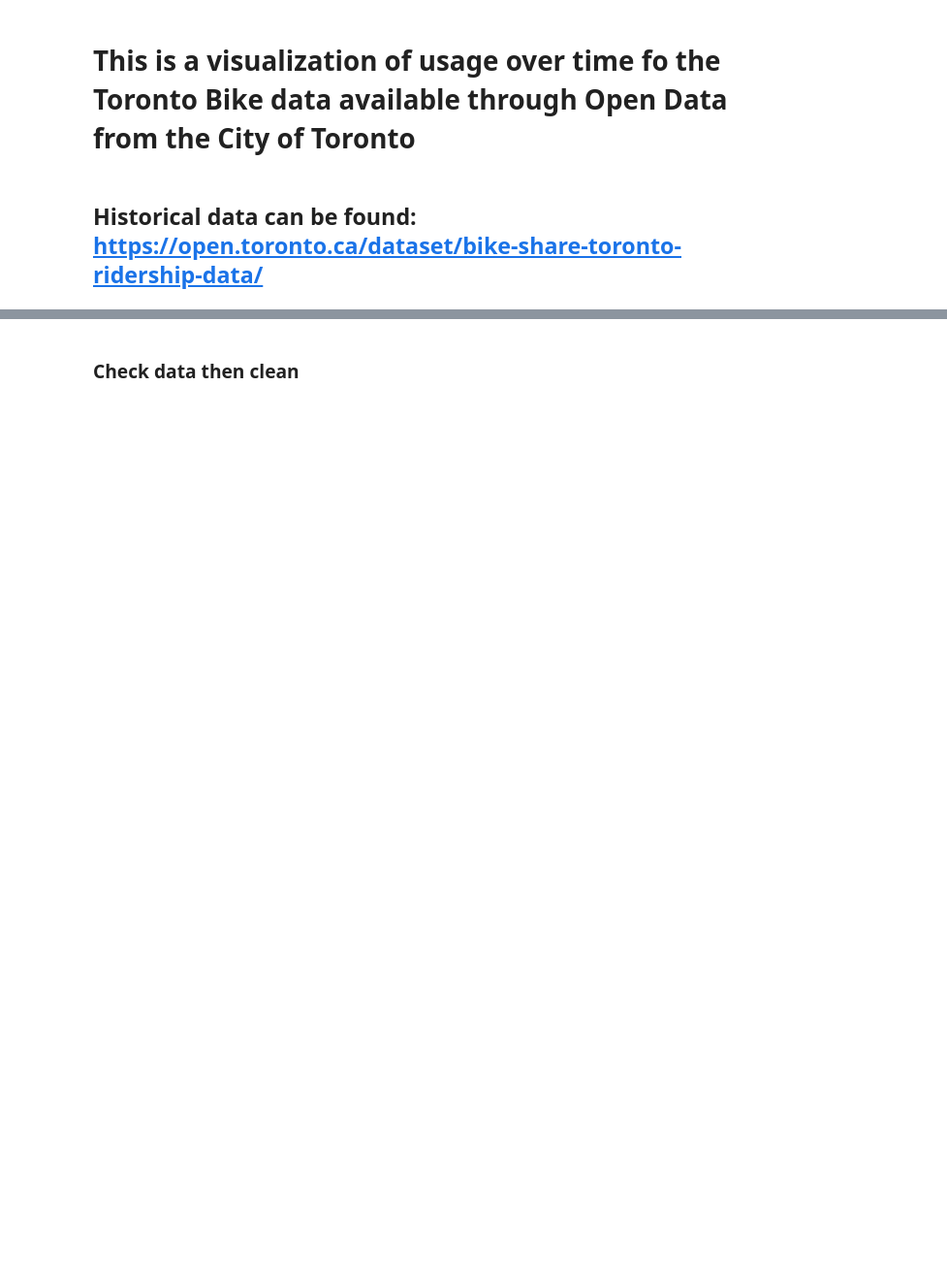
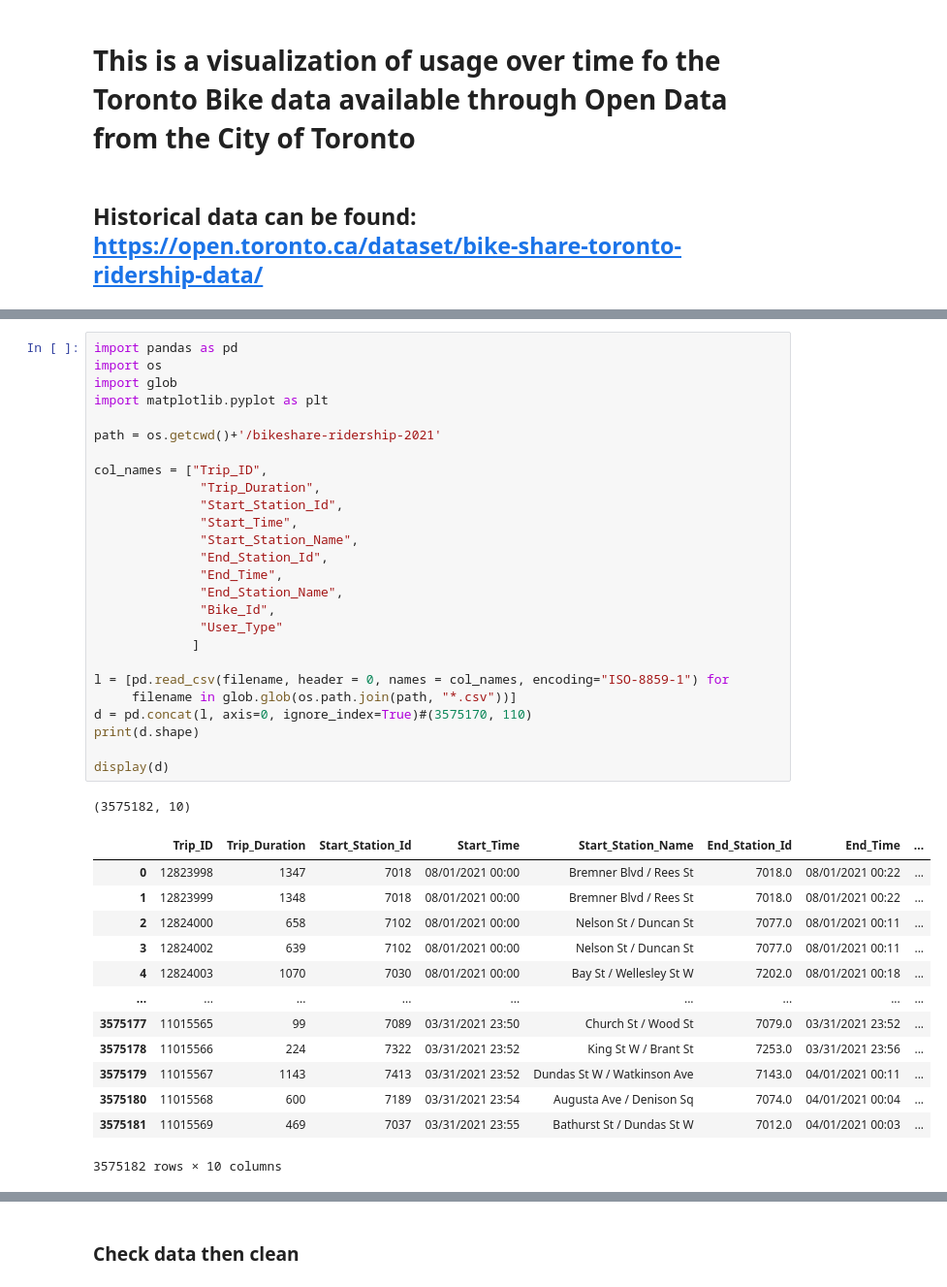
Before and after one commit to smcgibbo/TorontoBike, a Jupyter notebook: Temporal_Usage.ipynb, the cells around one changed output, grey strips where cells are left out. Shown at 97% size. Saved outputs shown, nothing was run; the diff lists cells and outputs as text; blank space fills up the shorter version.

```diff
--- a/Temporal_Usage.ipynb
+++ b/Temporal_Usage.ipynb
@@ -60 +5,42 @@ Data dataframe columns
+# %%
+import pandas as pd
+import os
+import glob
+import matplotlib.pyplot as plt
+
+path = os.getcwd()+'/bikeshare-ridership-2021'
+
+col_names = ["Trip_ID",
+              "Trip_Duration",
+              "Start_Station_Id",
+              "Start_Time",
+              "Start_Station_Name",
+              "End_Station_Id",
+              "End_Time",
+              "End_Station_Name",
+              "Bike_Id",
+              "User_Type"
+             ]
+
+l = [pd.read_csv(filename, header = 0, names = col_names, encoding="ISO-8859-1") for
+     filename in glob.glob(os.path.join(path, "*.csv"))]
+d = pd.concat(l, axis=0, ignore_index=True)#(3575170, 110)
+print(d.shape)
+
+display(d)
+# %% [output]
+(3575182, 10)
+|  | Trip_ID | Trip_Duration | Start_Station_Id | Start_Time | Start_Station_Name | End_Station_Id | End_Time | ... |
+| 0 | 12823998 | 1347 | 7018 | 08/01/2021 00:00 | Bremner Blvd / Rees St | 7018.0 | 08/01/2021 00:22 | ... |
+| 1 | 12823999 | 1348 | 7018 | 08/01/2021 00:00 | Bremner Blvd / Rees St | 7018.0 | 08/01/2021 00:22 | ... |
+| 2 | 12824000 | 658 | 7102 | 08/01/2021 00:00 | Nelson St / Duncan St | 7077.0 | 08/01/2021 00:11 | ... |
+| 3 | 12824002 | 639 | 7102 | 08/01/2021 00:00 | Nelson St / Duncan St | 7077.0 | 08/01/2021 00:11 | ... |
+| 4 | 12824003 | 1070 | 7030 | 08/01/2021 00:00 | Bay St / Wellesley St W | 7202.0 | 08/01/2021 00:18 | ... |
+| ... | ... | ... | ... | ... | ... | ... | ... | ... |
+| 3575177 | 11015565 | 99 | 7089 | 03/31/2021 23:50 | Church St / Wood St | 7079.0 | 03/31/2021 23:52 | ... |
+| 3575178 | 11015566 | 224 | 7322 | 03/31/2021 23:52 | King St W / Brant St | 7253.0 | 03/31/2021 23:56 | ... |
+| 3575179 | 11015567 | 1143 | 7413 | 03/31/2021 23:52 | Dundas St W / Watkinson Ave | 7143.0 | 04/01/2021 00:11 | ... |
+| 3575180 | 11015568 | 600 | 7189 | 03/31/2021 23:54 | Augusta Ave / Denison Sq | 7074.0 | 04/01/2021 00:04 | ... |
+| 3575181 | 11015569 | 469 | 7037 | 03/31/2021 23:55 | Bathurst St / Dundas St W | 7012.0 | 04/01/2021 00:03 | ... |
+3575182 rows × 10 columns
 # %%
```
Also changed, not shown: parts of 8 cells of this notebook.
